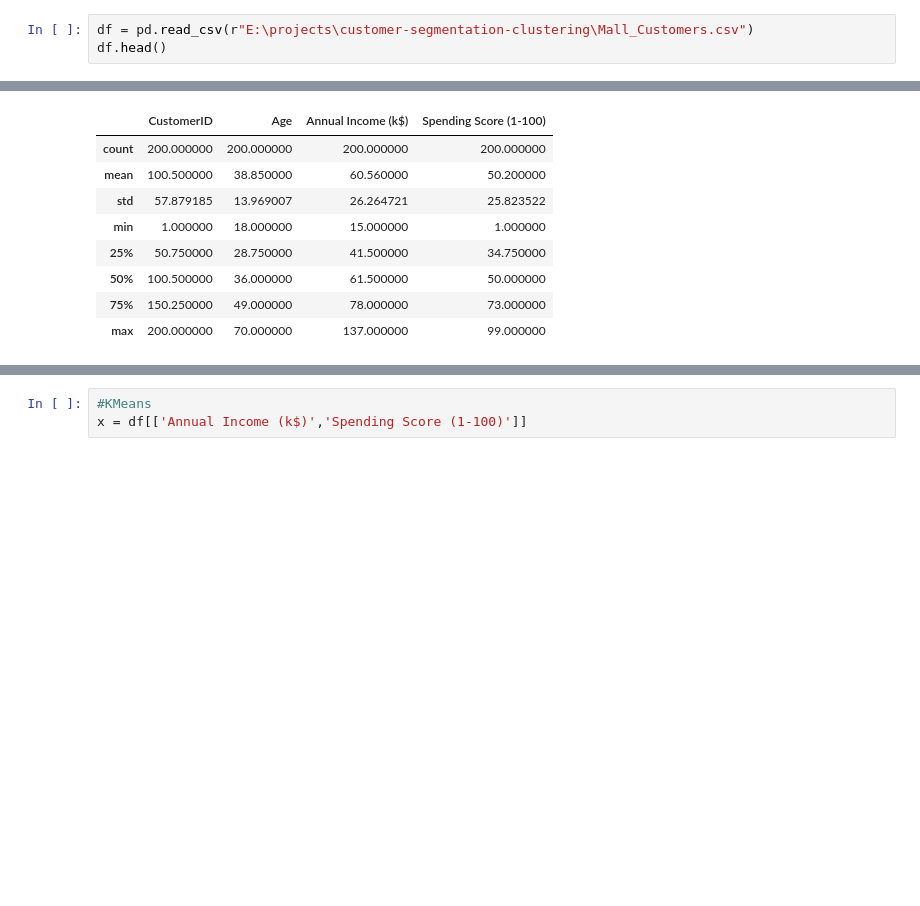
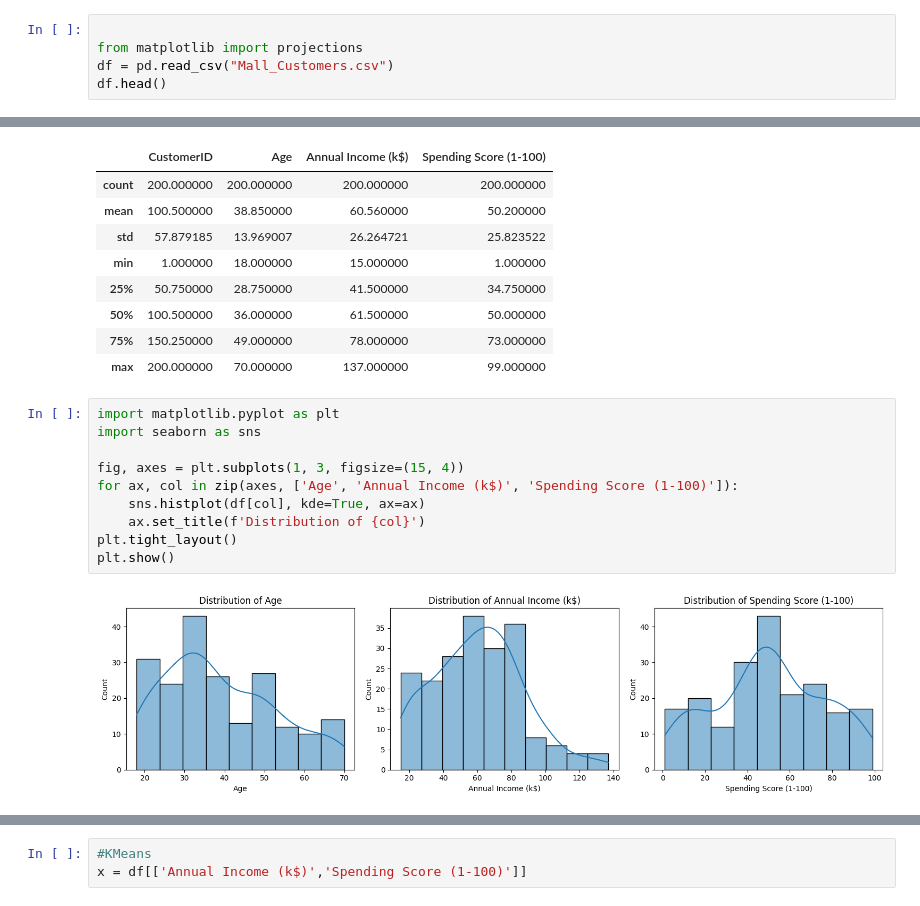
Before and after one commit to jishnuuverse/customer-segmentation-clustering, a Jupyter notebook: main.ipynb, the cells around one changed output, grey strips where cells are left out. Cells and saved outputs as stored; diff of their text form; blank space fills up the shorter version.

```diff
--- a/main.ipynb
+++ b/main.ipynb
@@ -4,6 +4,8 @@ import numpy as np
 import matplotlib.pyplot as plt
 import seaborn as sns
 # %%
-df = pd.read_csv(r"E:\projects\customer-segmentation-clustering\Mall_Customers.csv")
+
+from matplotlib import projections
+df = pd.read_csv("Mall_Customers.csv")
 df.head()
 # %% [output]
@@ -35,3 +48,15 @@ df.describe()
 | 50% | 100.500000 | 36.000000 | 61.500000 | 50.000000 |
 | 75% | 150.250000 | 49.000000 | 78.000000 | 73.000000 |
 | max | 200.000000 | 70.000000 | 137.000000 | 99.000000 |
+# %%
+import matplotlib.pyplot as plt
+import seaborn as sns
+
+fig, axes = plt.subplots(1, 3, figsize=(15, 4))
+for ax, col in zip(axes, ['Age', 'Annual Income (k$)', 'Spending Score (1-100)']):
+    sns.histplot(df[col], kde=True, ax=ax)
+    ax.set_title(f'Distribution of {col}')
+plt.tight_layout()
+plt.show()
+# %% [output]
+[figure, added]
```
Also changed, not shown: parts of 6 cells of this notebook.
